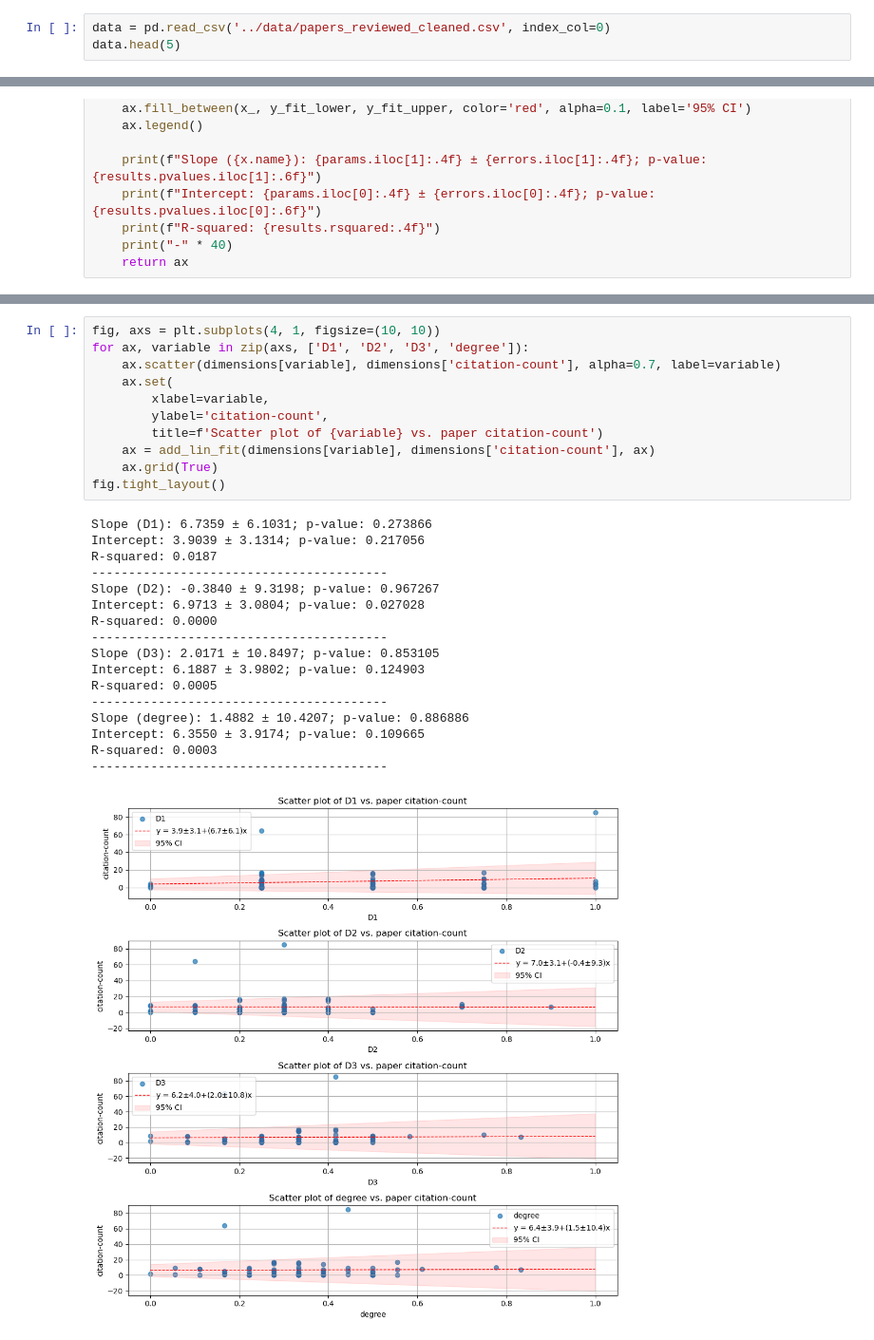
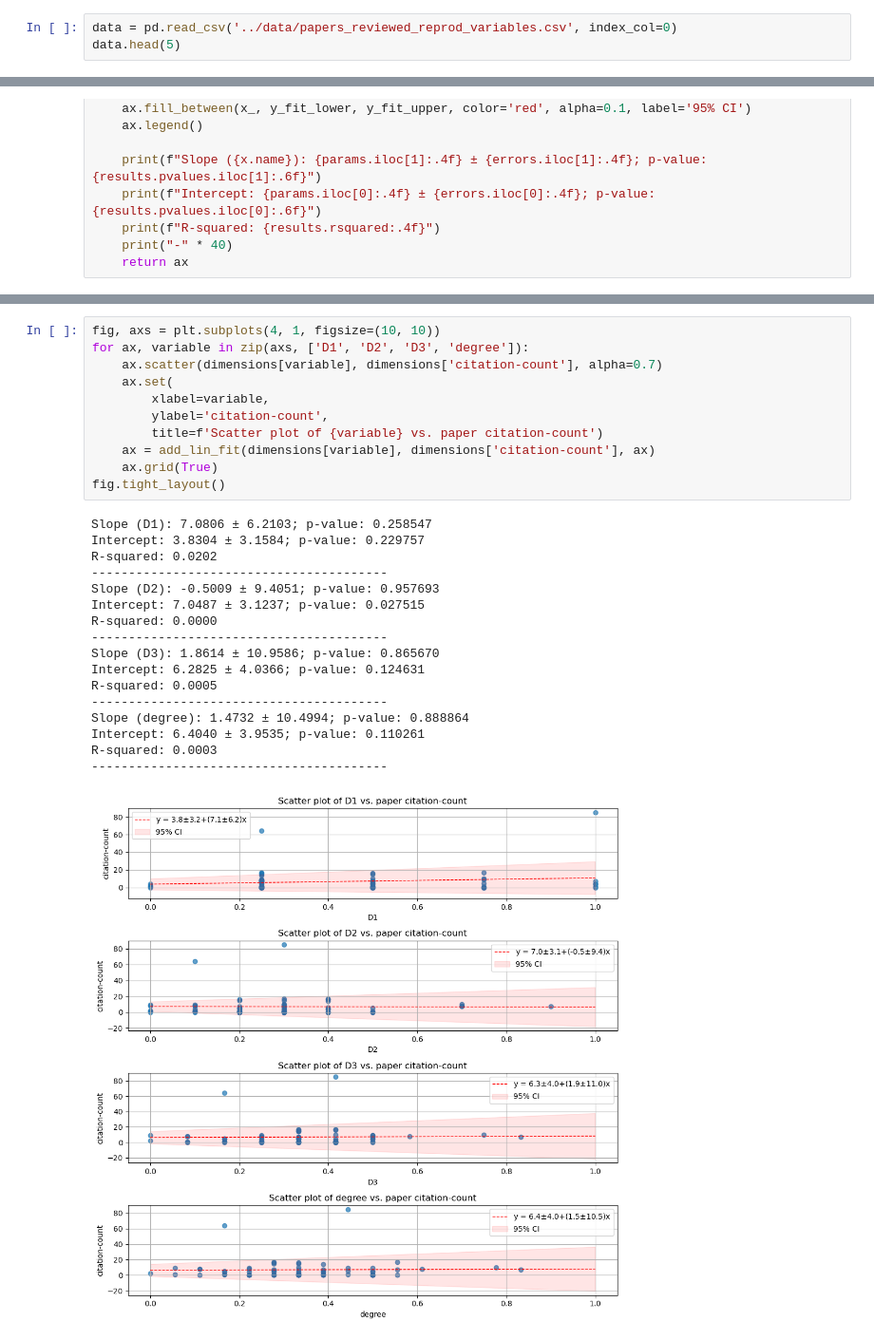
Before and after one commit to michad1111/reproducibility-analysis-ml-based-fdd-hvac, a Jupyter notebook: notebooks/3_data_analysis.ipynb, the cells around one changed output, grey strips where cells are left out. Shown at 95% size. Saved outputs shown, nothing was run; the diff lists cells and outputs as text.

```diff
--- a/notebooks/3_data_analysis.ipynb
+++ b/notebooks/3_data_analysis.ipynb
@@ -15,7 +15,7 @@ save_files = False
 # %% [markdown]
 ## Load data
 # %%
-data = pd.read_csv('../data/papers_reviewed_cleaned.csv', index_col=0)
+data = pd.read_csv('../data/papers_reviewed_reprod_variables.csv', index_col=0)
 data.head(5)
 # %% [output]
 |  | DOI | DOI_short | Methodology | Publisher | Year | data_listed | data_metadata | data_stats | ... |
@@ -654,29 +662,29 @@ dimensions['citation-count'] = dimensions['citation-count'].astype(int)
 # %%
 fig, axs = plt.subplots(4, 1, figsize=(10, 10))
 for ax, variable in zip(axs, ['D1', 'D2', 'D3', 'degree']):
-    ax.scatter(dimensions[variable], dimensions['citation-count'], alpha=0.7, label=variable)
+    ax.scatter(dimensions[variable], dimensions['citation-count'], alpha=0.7)
     ax.set(
         xlabel=variable,
         ylabel='citation-count',
         title=f'Scatter plot of {variable} vs. paper citation-count')
     ax = add_lin_fit(dimensions[variable], dimensions['citation-count'], ax)
     ax.grid(True)
 fig.tight_layout()
 # %% [output]
-Slope (D1): 6.7359 ± 6.1031; p-value: 0.273866
-Intercept: 3.9039 ± 3.1314; p-value: 0.217056
-R-squared: 0.0187
+Slope (D1): 7.0806 ± 6.2103; p-value: 0.258547
+Intercept: 3.8304 ± 3.1584; p-value: 0.229757
+R-squared: 0.0202
 ----------------------------------------
-Slope (D2): -0.3840 ± 9.3198; p-value: 0.967267
-Intercept: 6.9713 ± 3.0804; p-value: 0.027028
+Slope (D2): -0.5009 ± 9.4051; p-value: 0.957693
+Intercept: 7.0487 ± 3.1237; p-value: 0.027515
 R-squared: 0.0000
 ----------------------------------------
-Slope (D3): 2.0171 ± 10.8497; p-value: 0.853105
-Intercept: 6.1887 ± 3.9802; p-value: 0.124903
+Slope (D3): 1.8614 ± 10.9586; p-value: 0.865670
+Intercept: 6.2825 ± 4.0366; p-value: 0.124631
 R-squared: 0.0005
 ----------------------------------------
-Slope (degree): 1.4882 ± 10.4207; p-value: 0.886886
-Intercept: 6.3550 ± 3.9174; p-value: 0.109665
+Slope (degree): 1.4732 ± 10.4994; p-value: 0.888864
+Intercept: 6.4040 ± 3.9535; p-value: 0.110261
 R-squared: 0.0003
 ----------------------------------------
-[figure, old version]
+[figure, new version]
```
Also changed, not shown: parts of 5 cells of this notebook, 5 other files.
